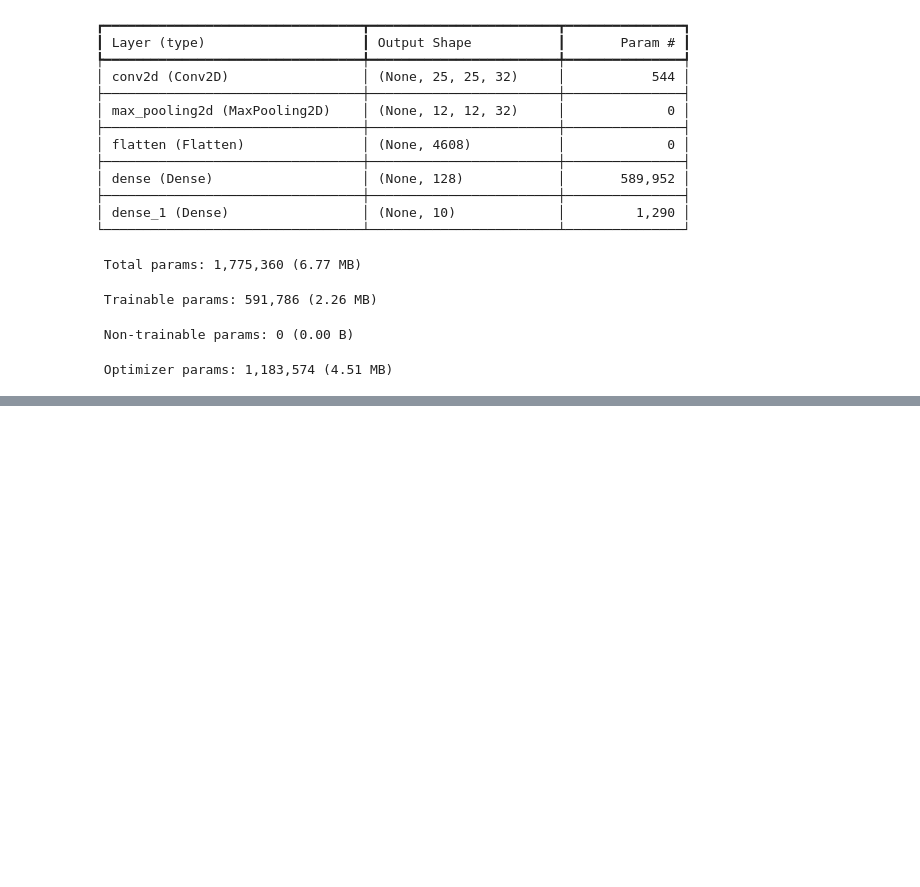
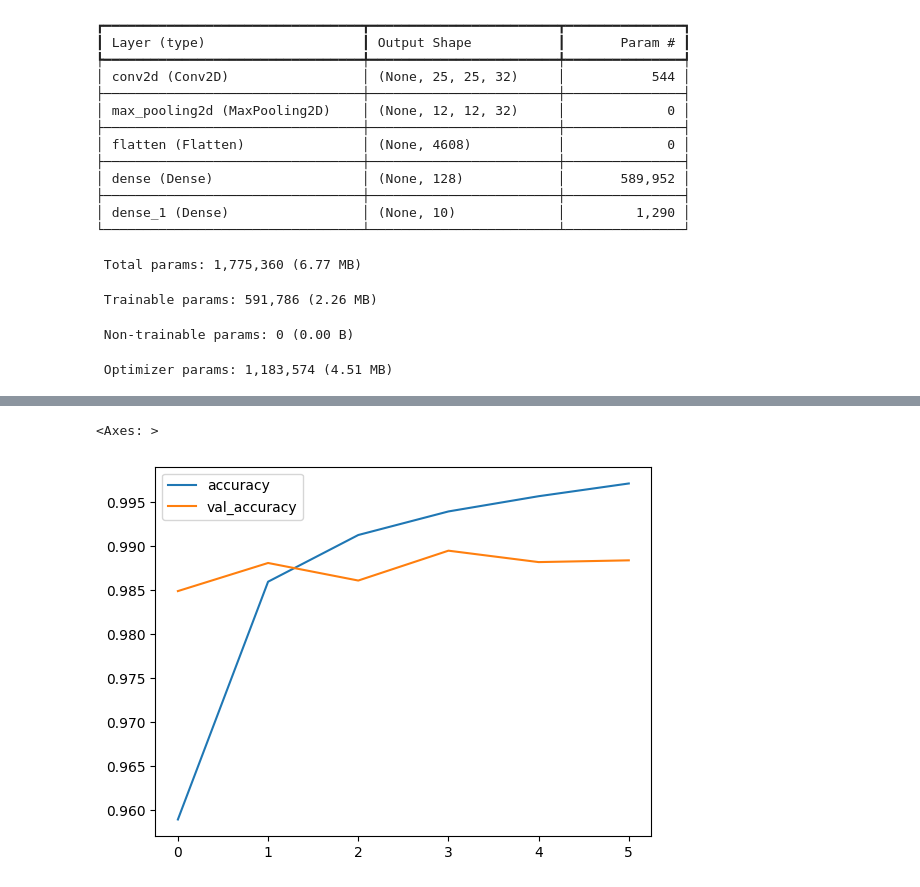
Before and after one commit to Sabbha20/ten-k-learn, a Jupyter notebook: 01 tensorflow-Keras/CNN/01-Keras-CNN-MNIST.ipynb, the cells around one changed output, grey strips where cells are left out. Cells and saved outputs as stored; diff of their text form; code cells hidden in the pictures; blank space fills up the shorter version.

Commit message:
Keras CNN - Evaluate the model

```diff
--- a/01 tensorflow-Keras/CNN/01-Keras-CNN-MNIST.ipynb
+++ b/01 tensorflow-Keras/CNN/01-Keras-CNN-MNIST.ipynb
@@ -247,0 +252,2 @@ Model: "sequential"
+# %%
+losses = pd.DataFrame(model.history.history)
@@ -247,0 +263,5 @@ Model: "sequential"
+# %%
+losses[['accuracy', 'val_accuracy']].plot()
+# %% [output]
+<Axes: >
+[figure, added]
```
Also changed, not shown: parts of 13 cells of this notebook.
